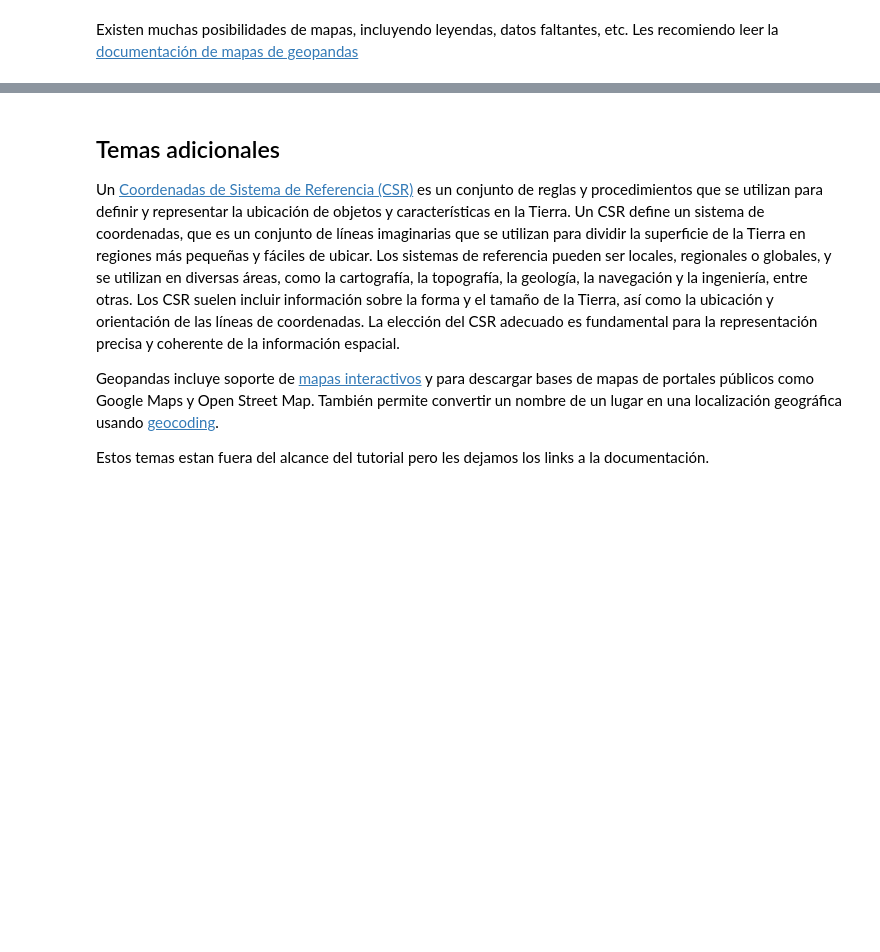
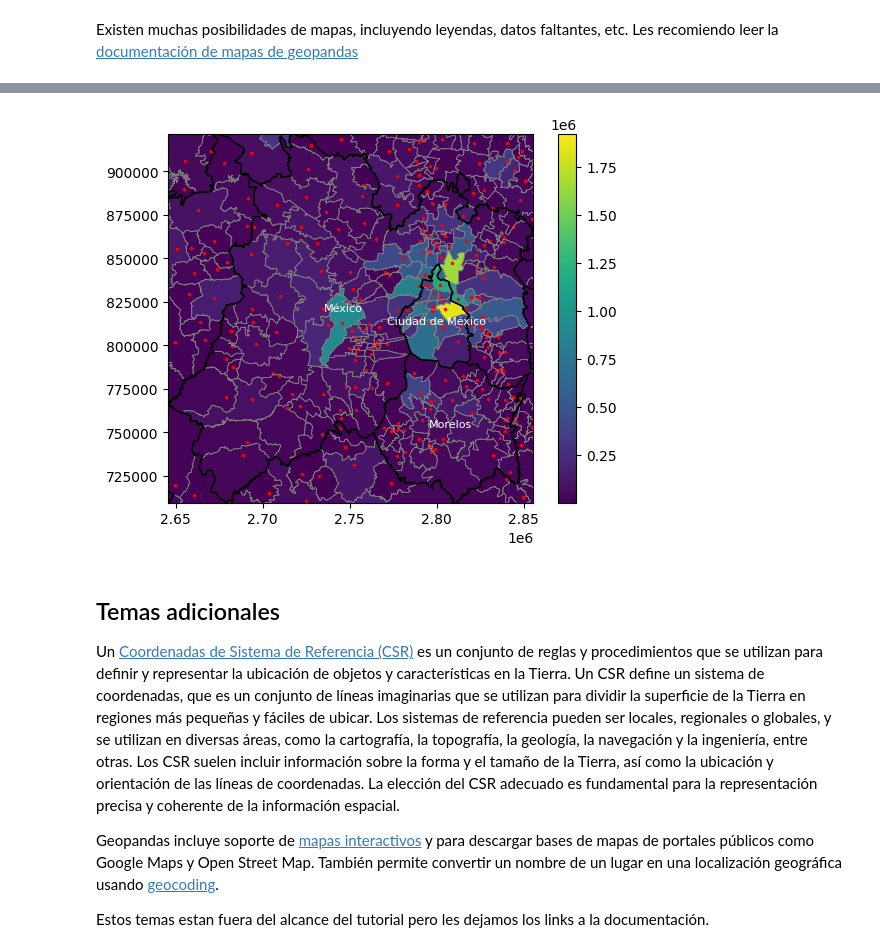
Before and after one commit to mar-esther23/CursoPandas2023, a Jupyter notebook: CPB_Mapas.ipynb, the cells around one changed output, grey strips where cells are left out. Drawn from its saved outputs; the diff is of its cells as text; code cells hidden in the pictures; blank space fills up the shorter version.

```diff
--- a/CPB_Mapas.ipynb
+++ b/CPB_Mapas.ipynb
@@ -290,3 +300,28 @@ plt.show()
+# %%
+mg_ent = mg_mun[mg_mun['CVE_MUN'].isna()].dropna(how='all',axis=1)
+mg_ent['coords'] = mg_ent['geometry'].centroid
+mg_ent['coords'] = mg_ent['coords'].apply(lambda x: x.representative_point().coords[:])
+mg_ent['coords'] = [coords[0] for coords in mg_ent['coords']]
+mg_ent
+
+fig, ax = plt.subplots(1, 1)
+base_pob = mg_mun.plot(ax=ax, column='POB_TOTAL', cmap='viridis', legend=True)
+base_mun = mg_mun.boundary.plot(ax=base_pob, edgecolor='gray', linewidth=0.5)
+base_ent = mg_ent.boundary.plot(ax=base_mun, edgecolor='black', linewidth=1)
+
+for idx, row in mg_ent.iterrows():
+    base_ent.annotate(text=row['NOMGEO'],  xy=row['coords'],
+                    fontsize=8, horizontalalignment='center', color='white')
+
+cabezera = cat_mun.plot(ax=base_ent, marker='o', color='red', markersize=2)
+
+cve_ent = '15'
+bounds = mg_ent['geometry'].bounds.loc[cve_ent]
+ax.set_xlim(bounds['minx'], bounds['maxx'])
+ax.set_ylim(bounds['miny'], bounds['maxy'])
+plt.show()
+# %% [output]
+[figure, added]
 # %% [markdown]
 ## Temas adicionales
 
```
Also changed, not shown: parts of 7 cells of this notebook.
